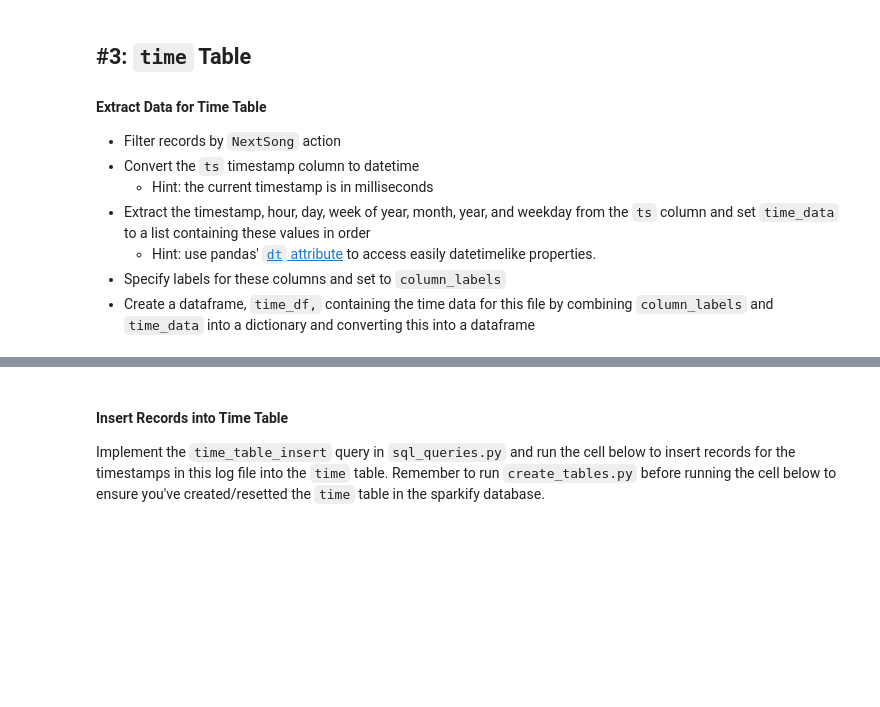
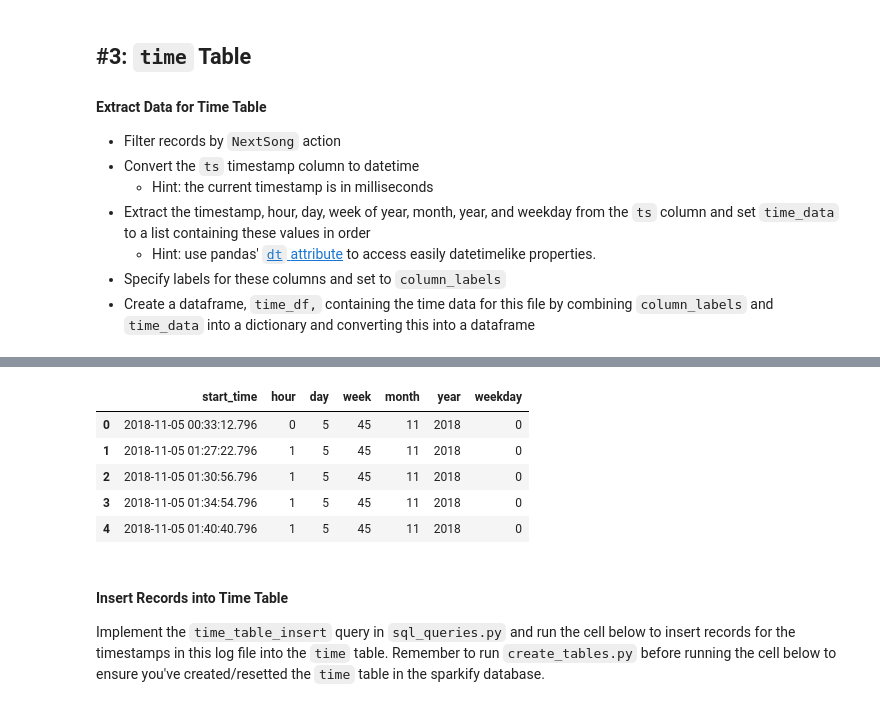
Before and after one commit to ynfialho/de_nanodegree_project1, a Jupyter notebook: etl.ipynb, the cells around one changed output, grey strips where cells are left out. Drawn from its saved outputs; the diff is of its cells as text; code cells hidden in the pictures; blank space fills up the shorter version.

```diff
--- a/etl.ipynb
+++ b/etl.ipynb
@@ -125,0 +119,4 @@ column_labels = ()
+# %%
+df['ts'] = pd.to_datetime(df['ts'],unit='ms')
+t = pd.DataFrame(df['ts'])
+t.head()
@@ -126,6 +130,16 @@ column_labels = ()
+# %%
+time_data = (t['ts'], t['ts'].dt.hour, t['ts'].dt.day, t['ts'].dt.weekofyear, t['ts'].dt.month, t['ts'].dt.year, t['ts'].dt.weekday)
+column_labels = ('start_time', 'hour', 'day', 'week', 'month', 'year', 'weekday')
 # %%
-time_df =
+time_df = pd.DataFrame.from_dict(dict(zip(column_labels, time_data)))
 time_df.head()
+# %% [output]
+|  | start_time | hour | day | week | month | year | weekday |
+| 0 | 2018-11-05 00:33:12.796 | 0 | 5 | 45 | 11 | 2018 | 0 |
+| 1 | 2018-11-05 01:27:22.796 | 1 | 5 | 45 | 11 | 2018 | 0 |
+| 2 | 2018-11-05 01:30:56.796 | 1 | 5 | 45 | 11 | 2018 | 0 |
+| 3 | 2018-11-05 01:34:54.796 | 1 | 5 | 45 | 11 | 2018 | 0 |
+| 4 | 2018-11-05 01:40:40.796 | 1 | 5 | 45 | 11 | 2018 | 0 |
 # %% [markdown]
 #### Insert Records into Time Table
 Implement the `time_table_insert` query in `sql_queries.py` and run the cell below to insert records for the timestamps in this log file into the `time` table. Remember to run `create_tables.py` before running the cell below to ensure you've created/resetted the `time` table in the sparkify database.
```
Also changed, not shown: parts of 11 cells of this notebook, 2 other files.
